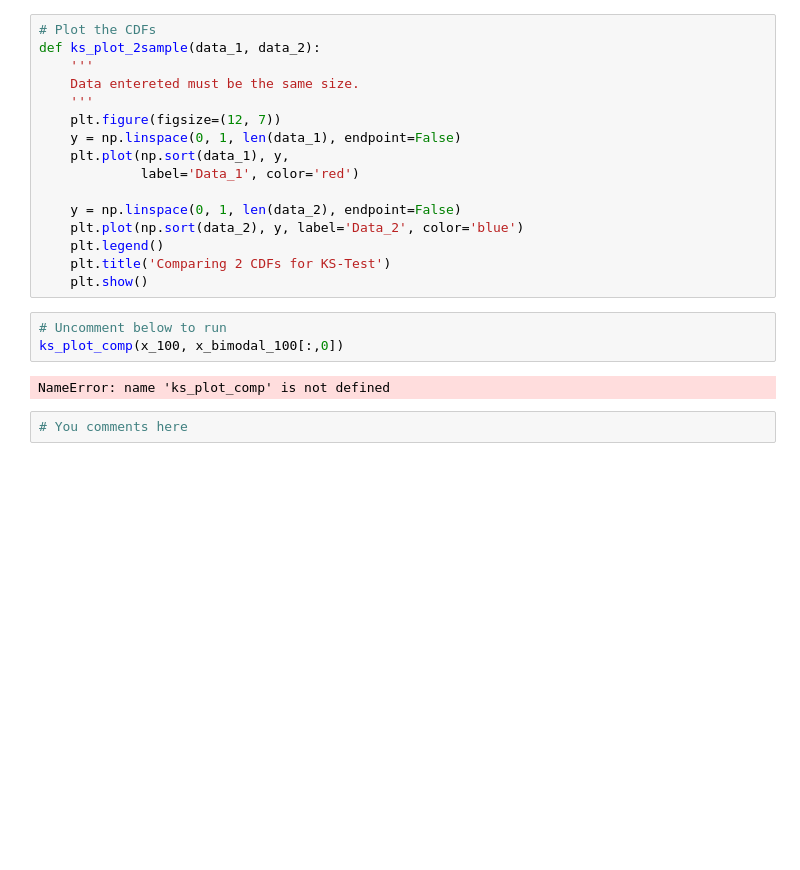
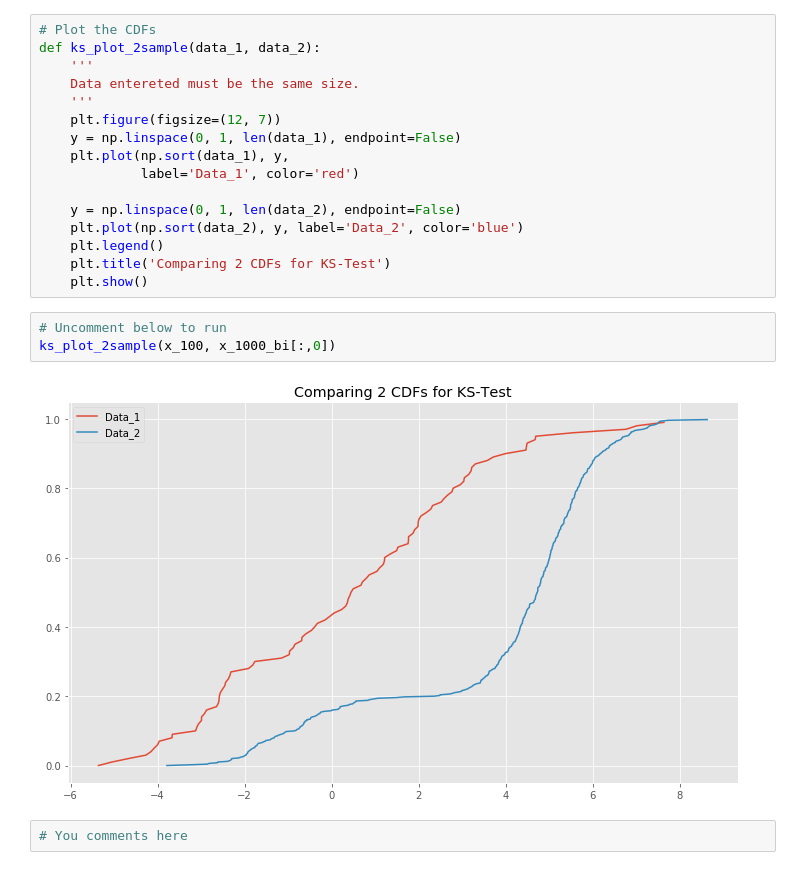
Before and after one commit to kayschulz/dsc-2-23-04-kolmogorov-smirnov-test-lab-seattle-ds-career-040119, a Jupyter notebook: index.ipynb, the cells around one changed output. Cells and saved outputs as stored; diff of their text form; blank space fills up the shorter version.

```diff
--- a/index.ipynb
+++ b/index.ipynb
@@ -199,9 +199,9 @@ def ks_plot_2sample(data_1, data_2):
     plt.show()
 # %%
 # Uncomment below to run
-ks_plot_comp(x_100, x_bimodal_100[:,0])
+ks_plot_2sample(x_100, x_1000_bi[:,0])
 # %% [output]
-NameError: name 'ks_plot_comp' is not defined
+[figure, added]
 # %%
 # You comments here
 # %% [markdown]
```
